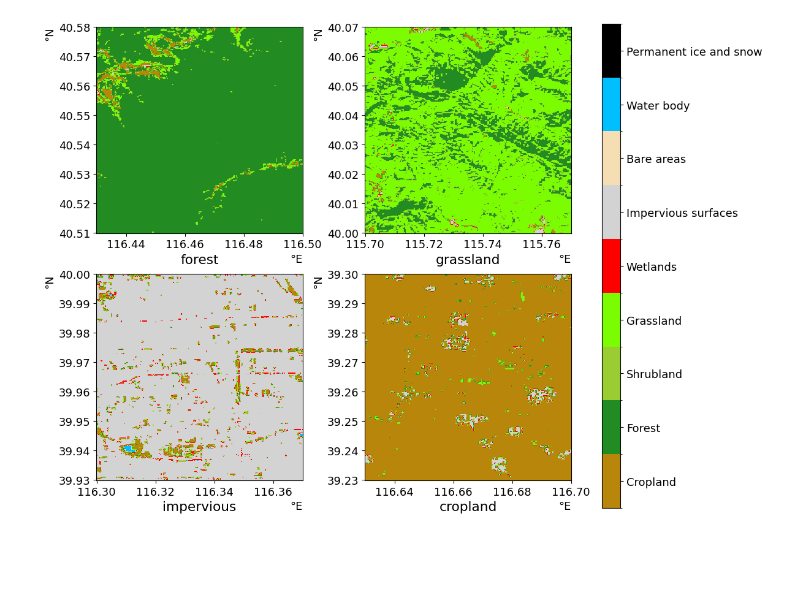
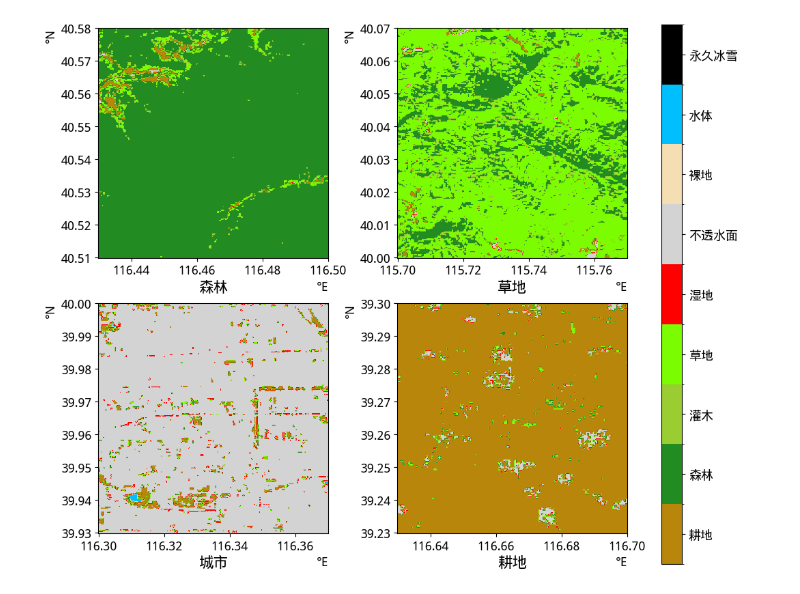
Before and after one commit to SakuraLaurel/Closure, a Jupyter notebook: landcover.ipynb, the cells around one changed output. Saved outputs shown, nothing was run; the diff lists cells and outputs as text; code cells hidden in the pictures; blank space fills up the shorter version.

```diff
--- a/landcover.ipynb
+++ b/landcover.ipynb
@@ -3,9 +3,20 @@ from tifffile import TiffFile
 from matplotlib.axes import Axes
 from matplotlib.colors import ListedColormap, BoundaryNorm
 import matplotlib.pyplot as plt
+import pandas as pd
+import os
 import numpy as np
 from functions import find_files, region, lcs
 
+# 显示中文
+def get_font_name(index=0):
+    with os.popen('fc-list :lang=zh') as f:
+        fonts = f.readlines()
+        font_name = fonts[index].split(": ")[1].split(",")[0]
+        return font_name
+plt.rcParams["font.sans-serif"] = get_font_name()
+plt.rcParams["mathtext.fontset"] = "stix"
+plt.rcParams["font.size"] = 16
 
 class Landcover(object):
     @classmethod
@@ -18,32 +29,13 @@ class Landcover(object):
                 _, _, _, cls.left, cls.top, _ = i1.pages[0].tags.get('ModelTiepointTag').value
                 cls.dx, cls.dy, _ = i1.pages[0].tags.get('ModelPixelScaleTag').value
 
-    labels = {
-        "Cropland": "darkgoldenrod",
-        "Forest": "forestgreen",
-        "Shrubland": "yellowgreen",
-        "Grassland": "lawngreen",
-        "Wetlands": "red",
-        "Impervious surfaces": "lightgrey",
-        "Bare areas": "wheat",
-        "Water body": "deepskyblue",
-        "Permanent ice and snow": "black"
-        }
+    df = pd.DataFrame(columns=("lc", "color"))
+    df["lc"] = ("耕地", "森林", "灌木", "草地", "湿地", "不透水面", "裸地", "水体", "永久冰雪")
+    df["color"] = ("darkgoldenrod","forestgreen", "yellowgreen", "lawngreen", "red", "lightgrey", "wheat", "deepskyblue", "black")
 
-    colorbar = {
-            "darkgoldenrod": 1,
-            "forestgreen": 2,
-            "yellowgreen": 3,
-            "lawngreen": 4,
-            "red": 5,
-            "lightgrey": 6,
-            "wheat": 7,
-            "deepskyblue": 8,
-            "black": 9
-        }
-
-    cmap = ListedColormap(colorbar.keys())
-    norm = BoundaryNorm(np.arange(0.5, 9.6, 1, dtype=np.float32), len(colorbar))
+    cmap = ListedColormap(df["color"])
+    boundaries = [i + 0.5 for i in df.index]
+    norm = BoundaryNorm([boundaries[0]-1] + boundaries, len(df))
 
     @classmethod
     def find(cls, lon, lat):
@@ -66,45 +58,45 @@ class Landcover(object):
         extent = (left-dc, right+dc, bottom-dc, top+dc)
         return data, extent
 
     @classmethod
     def mapColor(cls, data):
-        data[(data >= 10) & (data <= 20)] =cls.colorbar[cls.labels["Cropland"]]
-        data[(data >= 50) & (data <= 90)] = cls.colorbar[cls.labels["Forest"]]
-        data[(data >= 120) & (data < 130)] = cls.colorbar[cls.labels["Shrubland"]]
-        data[(data == 130)] = cls.colorbar[cls.labels["Grassland"]]
-        data[(data == 180)] = cls.colorbar[cls.labels["Wetlands"]]
-        data[(data == 190)] = cls.colorbar[cls.labels["Impervious surfaces"]]
-        data[((data >= 140) & (data < 160)) | ((data >= 200) & (data < 210))] = cls.colorbar[cls.labels["Bare areas"]]
-        data[(data == 210)] = cls.colorbar[cls.labels["Water body"]]
-        data[(data == 220)] = cls.colorbar[cls.labels["Permanent ice and snow"]]
+        data[(data >= 10) & (data <= 20)] = cls.df[cls.df["lc"] == "耕地"].index
+        data[(data >= 50) & (data <= 90)] = cls.df[cls.df["lc"] == "森林"].index
+        data[(data >= 120) & (data < 130)] = cls.df[cls.df["lc"] == "灌木"].index
+        data[(data == 130)] = cls.df[cls.df["lc"] == "草地"].index
+        data[(data == 180)] = cls.df[cls.df["lc"] == "湿地"].index
+        data[(data == 190)] = cls.df[cls.df["lc"] == "不透水面"].index
+        data[((data >= 140) & (data < 160)) | ((data >= 200) & (data < 210))] = cls.df[cls.df["lc"] == "裸地"].index
+        data[(data == 210)] = cls.df[cls.df["lc"] == "水体"].index
+        data[(data == 220)] = cls.df[cls.df["lc"] == "永久冰雪"].index
 
     @classmethod
     def imshow(cls, ax, lc, ytitle=-0.17):
         data, extent = cls.sample(lc)
         cls.mapColor(data)
         img = ax.imshow(data, extent=extent, cmap=cls.cmap, norm=cls.norm, origin="lower")
         ax.set_xlabel("°E", loc="right")
         ax.set_ylabel("°N", loc="top")
         ax.ticklabel_format(useOffset=False, style="plain")
-        ax.set_title(lc, y=ytitle)
+        ax.set_title(lcs[lc], y=ytitle)
         return img
 
 
 def display_landcover():
     plt.rcParams.update({"font.size": 13})
     fig, axes = plt.subplots(2,2,figsize=(10,10))
     first_time = True
     for ax, lc in zip(axes.ravel(), lcs.keys()):
         img = Landcover.imshow(ax, lc)
         if first_time:
-            fig.colorbar(img, cax=fig.add_axes([0.95,0.08,0.03,0.79]), ticks=list(Landcover.colorbar.values())).set_ticklabels(Landcover.labels.keys())
+            fig.colorbar(img, cax=fig.add_axes([0.95,0.08,0.03,0.79]), ticks=list(Landcover.df.index)).set_ticklabels(Landcover.df["lc"])
             first_time = False
     plt.subplots_adjust(wspace=0.3, hspace=0.1)
     plt.show()
 
 display_landcover()
 # %% [output]
-[figure, old version]
+[figure, new version]
 # %%
 from functions import swath
 from s1 import Swath
```
Also changed, not shown: parts of 1 cell of this notebook, 1 other file.
